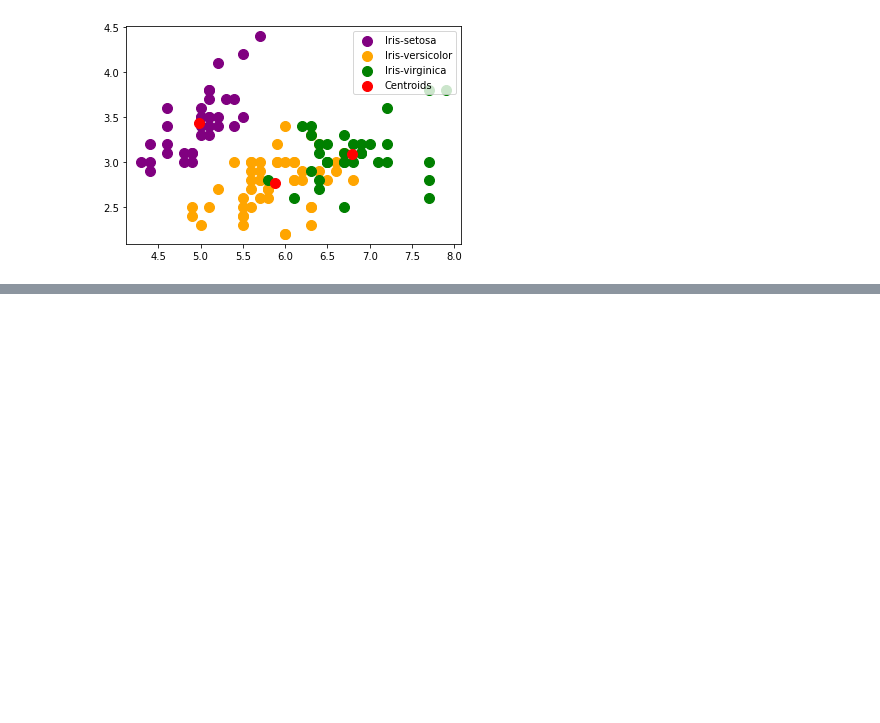
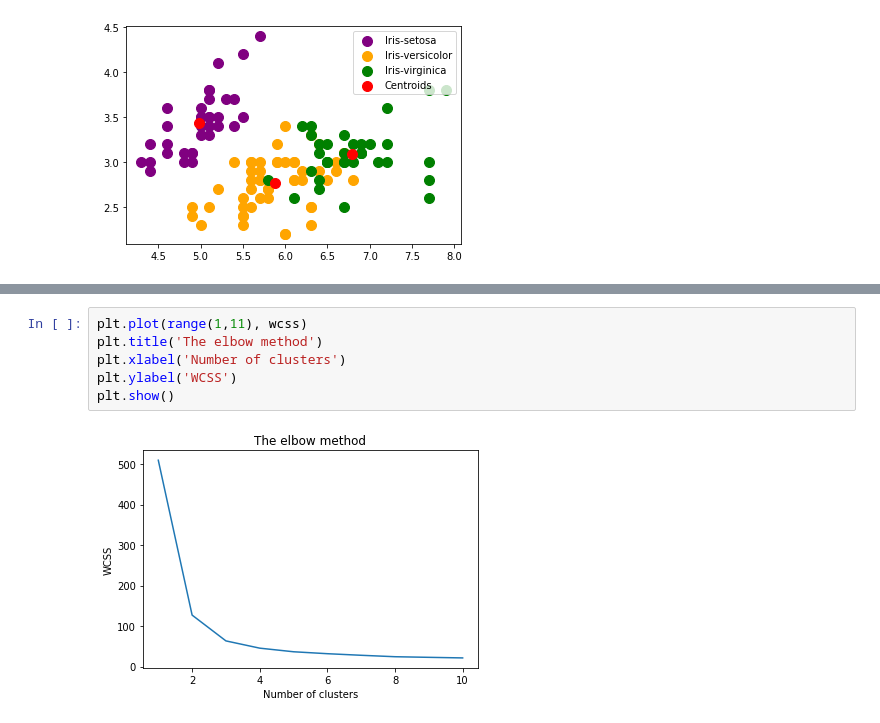
Before and after one commit to PatilOjas/AIML-Lab, a Jupyter notebook: Exp 5/KMeans.ipynb, the cells around one changed output, grey strips where cells are left out. Cells and saved outputs as stored; diff of their text form; blank space fills up the shorter version.

```diff
--- a/Exp 5/KMeans.ipynb
+++ b/Exp 5/KMeans.ipynb
@@ -90,3 +98,11 @@ Accuracy is maximum when number of clusters is 3 which is 86.66666666666667
+# %%
+plt.plot(range(1,11), wcss)
+plt.title('The elbow method')
+plt.xlabel('Number of clusters')
+plt.ylabel('WCSS')
+plt.show()
+# %% [output]
+[figure, added]
 # %%
 petallength = float(input("Enter petal length in cm: "))
 sepallength = float(input("Enter sepal length in cm: "))
```
Also changed, not shown: parts of 3 cells of this notebook.
